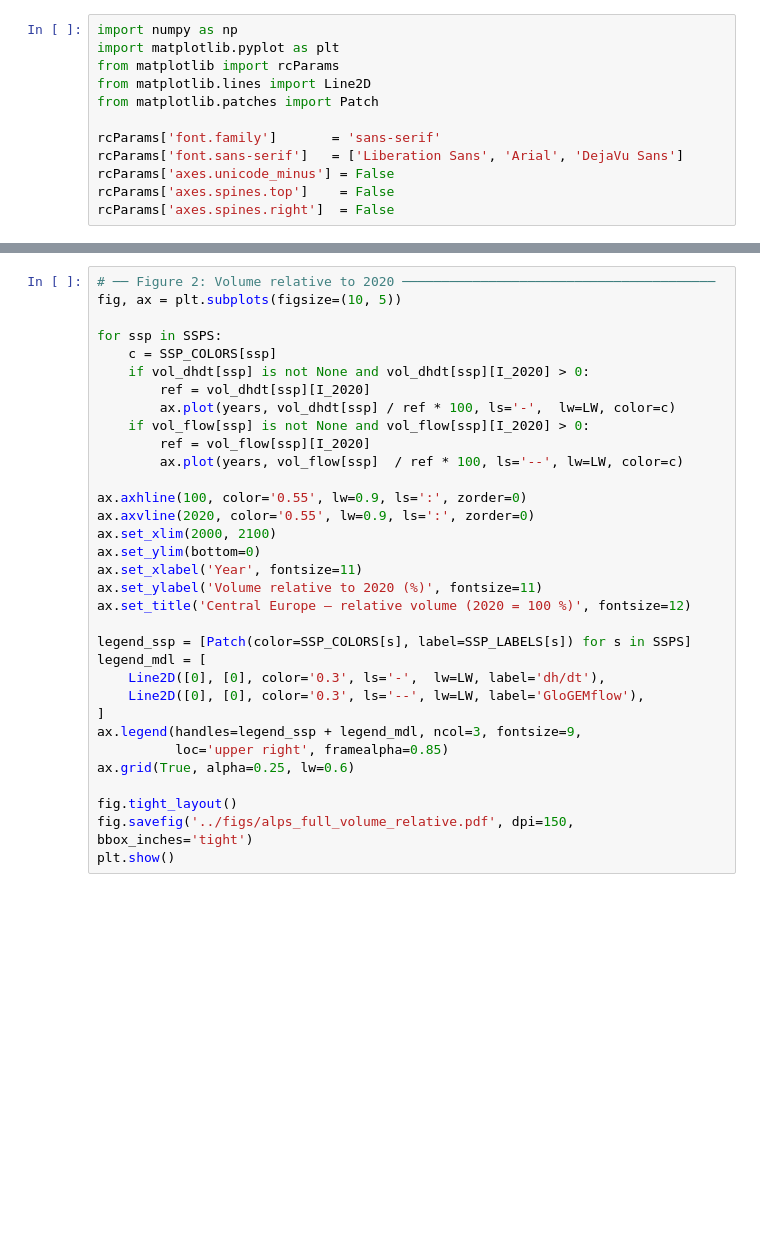
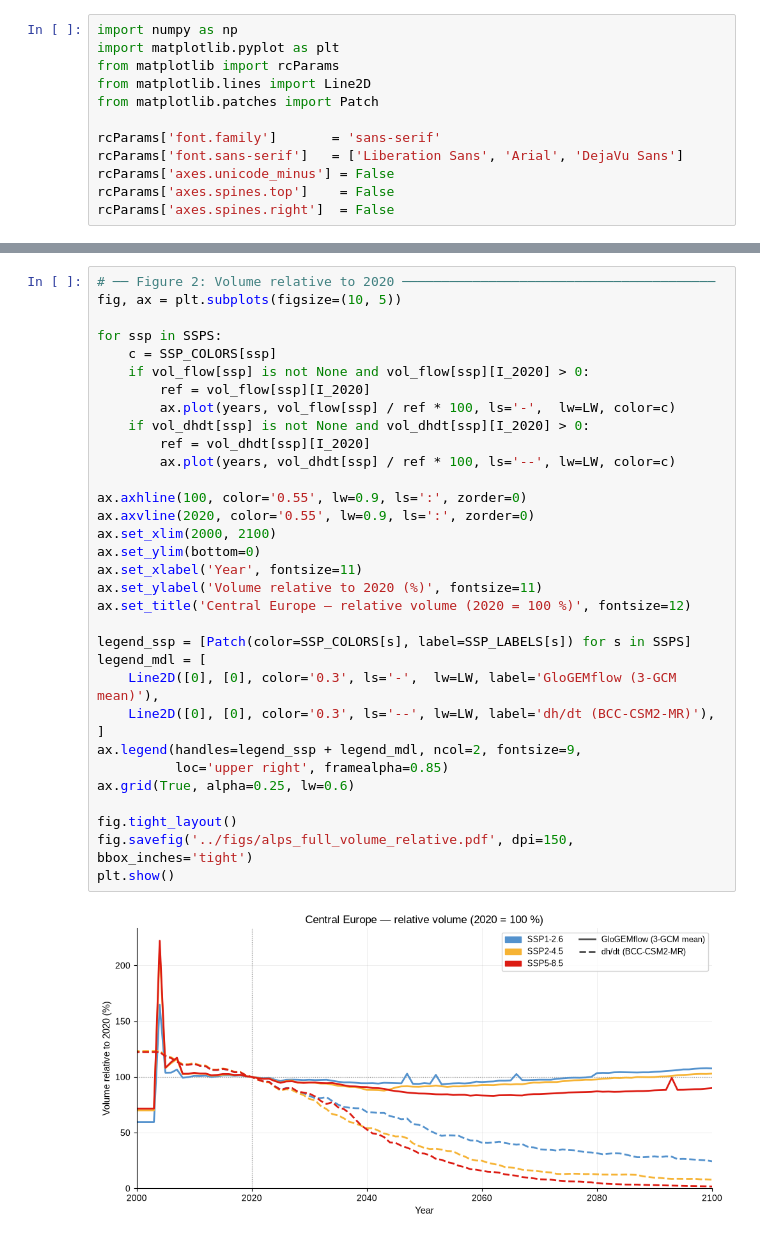
Before and after one commit to eth-vaw-glaciology/GloGEM, a Jupyter notebook: flow_analysis/comparison_alps_full.ipynb, the cells around one changed output, grey strips where cells are left out. Cells and saved outputs as stored; diff of their text form; blank space fills up the shorter version.

```diff
--- a/flow_analysis/comparison_alps_full.ipynb
+++ b/flow_analysis/comparison_alps_full.ipynb
@@ -150,36 +180,38 @@ plt.show()
 # %%
 # ── Figure 2: Volume relative to 2020 ────────────────────────────────────────
 fig, ax = plt.subplots(figsize=(10, 5))
 
 for ssp in SSPS:
     c = SSP_COLORS[ssp]
+    if vol_flow[ssp] is not None and vol_flow[ssp][I_2020] > 0:
+        ref = vol_flow[ssp][I_2020]
+        ax.plot(years, vol_flow[ssp] / ref * 100, ls='-',  lw=LW, color=c)
     if vol_dhdt[ssp] is not None and vol_dhdt[ssp][I_2020] > 0:
         ref = vol_dhdt[ssp][I_2020]
-        ax.plot(years, vol_dhdt[ssp] / ref * 100, ls='-',  lw=LW, color=c)
-    if vol_flow[ssp] is not None and vol_flow[ssp][I_2020] > 0:
-        ref = vol_flow[ssp][I_2020]
-        ax.plot(years, vol_flow[ssp]  / ref * 100, ls='--', lw=LW, color=c)
+        ax.plot(years, vol_dhdt[ssp] / ref * 100, ls='--', lw=LW, color=c)
 
 ax.axhline(100, color='0.55', lw=0.9, ls=':', zorder=0)
 ax.axvline(2020, color='0.55', lw=0.9, ls=':', zorder=0)
 ax.set_xlim(2000, 2100)
 ax.set_ylim(bottom=0)
 ax.set_xlabel('Year', fontsize=11)
 ax.set_ylabel('Volume relative to 2020 (%)', fontsize=11)
 ax.set_title('Central Europe — relative volume (2020 = 100 %)', fontsize=12)
 
 legend_ssp = [Patch(color=SSP_COLORS[s], label=SSP_LABELS[s]) for s in SSPS]
 legend_mdl = [
-    Line2D([0], [0], color='0.3', ls='-',  lw=LW, label='dh/dt'),
-    Line2D([0], [0], color='0.3', ls='--', lw=LW, label='GloGEMflow'),
+    Line2D([0], [0], color='0.3', ls='-',  lw=LW, label='GloGEMflow (3-GCM mean)'),
+    Line2D([0], [0], color='0.3', ls='--', lw=LW, label='dh/dt (BCC-CSM2-MR)'),
 ]
-ax.legend(handles=legend_ssp + legend_mdl, ncol=3, fontsize=9,
+ax.legend(handles=legend_ssp + legend_mdl, ncol=2, fontsize=9,
           loc='upper right', framealpha=0.85)
 ax.grid(True, alpha=0.25, lw=0.6)
 
 fig.tight_layout()
 fig.savefig('../figs/alps_full_volume_relative.pdf', dpi=150, bbox_inches='tight')
 plt.show()
+# %% [output]
+[figure, added]
 # %%
 # ── Figure 3: Total area ──────────────────────────────────────────────────────
 fig, ax = plt.subplots(figsize=(10, 5))
```
Also changed, not shown: parts of 7 cells of this notebook, 3 other files.
